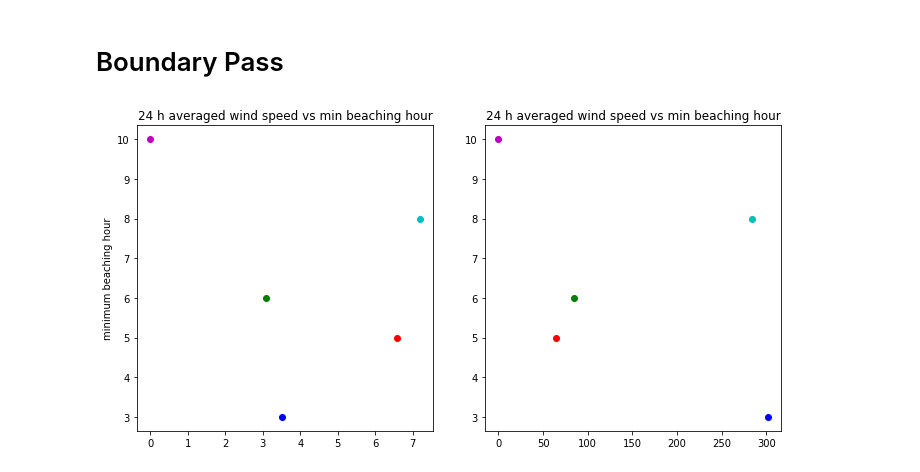
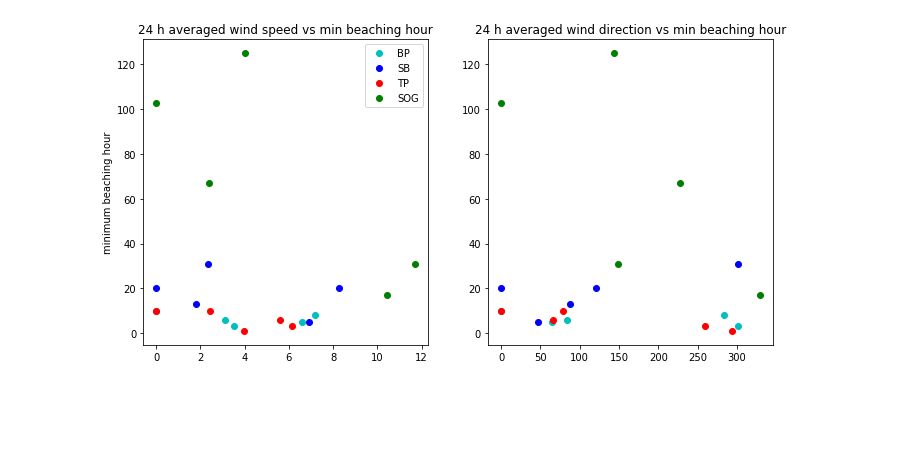
Before and after one commit to SalishSeaCast/analysis-vicky, a Jupyter notebook: notebooks/ScatterPlots.ipynb, the cells around one changed output. Saved outputs shown, nothing was run; the diff lists cells and outputs as text; code cells hidden in the pictures; blank space fills up the shorter version.

```diff
--- a/notebooks/ScatterPlots.ipynb
+++ b/notebooks/ScatterPlots.ipynb
@@ -274,5 +206,3 @@ plt.tight_layout()
-# %% [markdown]
-# Boundary Pass
 # %%
 BPs0 = np.array([])
 BPs1 = np.array([])
@@ -313,24 +243,63 @@ for keyX, keyY in zip(list(SOG350highw['Results']['wind velocity X'].keys())[:24
     BPd4 = np.append(BPd4, d)
 # %%
 fig, ax = plt.subplots(1, 2, figsize = (10,5))
-ax[0].plot(np.mean(BPs0), np.min(np.ma.masked_equal(BP350high.variables['Beaching_Time'][:], 0)), 'co')
-ax[0].plot(np.mean(BPs1), np.min(np.ma.masked_equal(BP350low.variables['Beaching_Time'][:], 0)), 'bo')
-ax[0].plot(np.mean(BPs2), np.min(np.ma.masked_equal(BP150high.variables['Beaching_Time'][:], 0)),'ro')
-ax[0].plot(np.mean(BPs3), np.min(np.ma.masked_equal(BP150low.variables['Beaching_Time'][:], 0)),'go')
-ax[0].plot(np.mean(BPs4), np.min(np.ma.masked_equal(BPzero.variables['Beaching_Time'][:], 0)),'mo')
+ax[0].plot(np.mean(BPs0), np.min(np.ma.masked_equal(BP350high.variables['Beaching_Time'][:], 0)), 'co', label = 'BP')
+ax[0].plot(np.mean(BPs1), np.min(np.ma.masked_equal(BP350low.variables['Beaching_Time'][:], 0)), 'co')
+ax[0].plot(np.mean(BPs2), np.min(np.ma.masked_equal(BP150high.variables['Beaching_Time'][:], 0)),'co')
+ax[0].plot(np.mean(BPs3), np.min(np.ma.masked_equal(BP150low.variables['Beaching_Time'][:], 0)),'co')
+ax[0].plot(np.mean(BPs4), np.min(np.ma.masked_equal(BPzero.variables['Beaching_Time'][:], 0)),'co')
+
+ax[0].plot(np.mean(SBs0), np.min(np.ma.masked_equal(SB350high.variables['Beaching_Time'][:], 0)), 'bo', label = 'SB')
+ax[0].plot(np.mean(SBs1), np.min(np.ma.masked_equal(SB350low.variables['Beaching_Time'][:], 0)), 'bo')
+ax[0].plot(np.mean(SBs2), np.min(np.ma.masked_equal(SB150high.variables['Beaching_Time'][:], 0)),'bo')
+ax[0].plot(np.mean(SBs3), np.min(np.ma.masked_equal(SB150low.variables['Beaching_Time'][:], 0)),'bo')
+ax[0].plot(np.mean(SBs4), np.min(np.ma.masked_equal(SBzero.variables['Beaching_Time'][:], 0)),'bo')
+
+ax[0].plot(np.mean(TPs0), np.min(np.ma.masked_equal(TP350high.variables['Beaching_Time'][:], 0)), 'ro', label = 'TP')
+ax[0].plot(np.mean(TPs1), np.min(np.ma.masked_equal(TP350low.variables['Beaching_Time'][:], 0)), 'ro')
+ax[0].plot(np.mean(TPs2), np.min(np.ma.masked_equal(TP150high.variables['Beaching_Time'][:], 0)),'ro')
+ax[0].plot(np.mean(TPs3), np.min(np.ma.masked_equal(TP150low.variables['Beaching_Time'][:], 0)),'ro')
+ax[0].plot(np.mean(TPs4), np.min(np.ma.masked_equal(TPzero.variables['Beaching_Time'][:], 0)),'ro')
+
+ax[0].plot(np.mean(SOGs0), np.min(np.ma.masked_equal(SOG350high.variables['Beaching_Time'][:], 0)), 'go', label = 'SOG')
+ax[0].plot(np.mean(SOGs1), np.min(np.ma.masked_equal(SOG350low.variables['Beaching_Time'][:], 0)), 'go')
+ax[0].plot(np.mean(SOGs2), np.min(np.ma.masked_equal(SOG150high.variables['Beaching_Time'][:], 0)),'go')
+ax[0].plot(np.mean(SOGs3), np.min(np.ma.masked_equal(SOG150low.variables['Beaching_Time'][:], 0)),'go')
+ax[0].plot(np.mean(SOGs4), np.min(np.ma.masked_equal(SOGzero.variables['Beaching_Time'][:], 0)),'go')
+
+ax[0].legend()
 ax[0].set_title('24 h averaged wind speed vs min beaching hour')
 ax[0].set_ylabel('minimum beaching hour')
 
 
 ax[1].plot(np.mean(BPd0), np.min(np.ma.masked_equal(BP350high.variables['Beaching_Time'][:], 0)), 'co', label = 'TP 100 high')
-ax[1].plot(np.mean(BPd1), np.min(np.ma.masked_equal(BP350low.variables['Beaching_Time'][:], 0)), 'bo', label = 'TP 100 low')
-ax[1].plot(np.mean(BPd2), np.min(np.ma.masked_equal(BP150high.variables['Beaching_Time'][:], 0)),'ro', label = 'TP 270 high')
-ax[1].plot(np.mean(BPd3), np.min(np.ma.masked_equal(BP150low.variables['Beaching_Time'][:], 0)),'go', label = 'TP 270 low')
-ax[1].plot(np.mean(BPd4), np.min(np.ma.masked_equal(BPzero.variables['Beaching_Time'][:], 0)),'mo', label = 'TP zero')
-ax[1].set_title('24 h averaged wind speed vs min beaching hour')
+ax[1].plot(np.mean(BPd1), np.min(np.ma.masked_equal(BP350low.variables['Beaching_Time'][:], 0)), 'co', label = 'TP 100 low')
+ax[1].plot(np.mean(BPd2), np.min(np.ma.masked_equal(BP150high.variables['Beaching_Time'][:], 0)),'co', label = 'TP 270 high')
+ax[1].plot(np.mean(BPd3), np.min(np.ma.masked_equal(BP150low.variables['Beaching_Time'][:], 0)),'co', label = 'TP 270 low')
+ax[1].plot(np.mean(BPd4), np.min(np.ma.masked_equal(BPzero.variables['Beaching_Time'][:], 0)),'co', label = 'TP zero')
+
+ax[1].plot(np.mean(SBd0), np.min(np.ma.masked_equal(SB350high.variables['Beaching_Time'][:], 0)), 'bo')
+ax[1].plot(np.mean(SBd1), np.min(np.ma.masked_equal(SB350low.variables['Beaching_Time'][:], 0)), 'bo')
+ax[1].plot(np.mean(SBd2), np.min(np.ma.masked_equal(SB150high.variables['Beaching_Time'][:], 0)),'bo')
+ax[1].plot(np.mean(SBd3), np.min(np.ma.masked_equal(SB150low.variables['Beaching_Time'][:], 0)),'bo')
+ax[1].plot(np.mean(SBd4), np.min(np.ma.masked_equal(SBzero.variables['Beaching_Time'][:], 0)),'bo')
+
+ax[1].plot(np.mean(TPd0), np.min(np.ma.masked_equal(TP350high.variables['Beaching_Time'][:], 0)), 'ro')
+ax[1].plot(np.mean(TPd1), np.min(np.ma.masked_equal(TP350low.variables['Beaching_Time'][:], 0)), 'ro')
+ax[1].plot(np.mean(TPd2), np.min(np.ma.masked_equal(TP150high.variables['Beaching_Time'][:], 0)),'ro')
+ax[1].plot(np.mean(TPd3), np.min(np.ma.masked_equal(TP150low.variables['Beaching_Time'][:], 0)),'ro')
+ax[1].plot(np.mean(TPd4), np.min(np.ma.masked_equal(TPzero.variables['Beaching_Time'][:], 0)),'ro')
+
+ax[1].plot(np.mean(SOGd0), np.min(np.ma.masked_equal(SOG350high.variables['Beaching_Time'][:], 0)), 'go')
+ax[1].plot(np.mean(SOGd1), np.min(np.ma.masked_equal(SOG350low.variables['Beaching_Time'][:], 0)), 'go')
+ax[1].plot(np.mean(SOGd2), np.min(np.ma.masked_equal(SOG150high.variables['Beaching_Time'][:], 0)),'go')
+ax[1].plot(np.mean(SOGd3), np.min(np.ma.masked_equal(SOG150low.variables['Beaching_Time'][:], 0)),'go')
+ax[1].plot(np.mean(SOGd4), np.min(np.ma.masked_equal(SOGzero.variables['Beaching_Time'][:], 0)),'go')
+
+ax[1].set_title('24 h averaged wind direction vs min beaching hour')
 
 plt.tight_layout()
 # %% [output]
-[figure, old version]
+[figure, new version]
 # %%
 fig, ax = plt.subplots(1, 2, figsize = (10,5))
```
Also changed, not shown: parts of 9 cells of this notebook.
